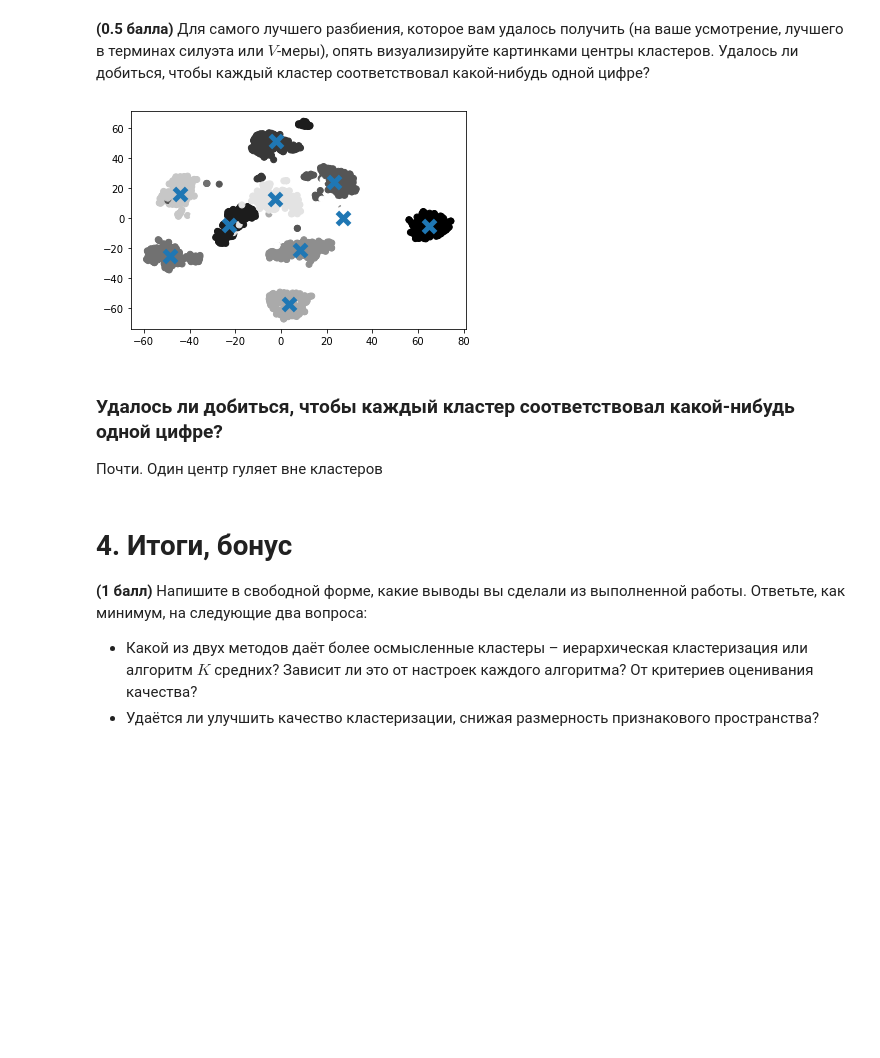
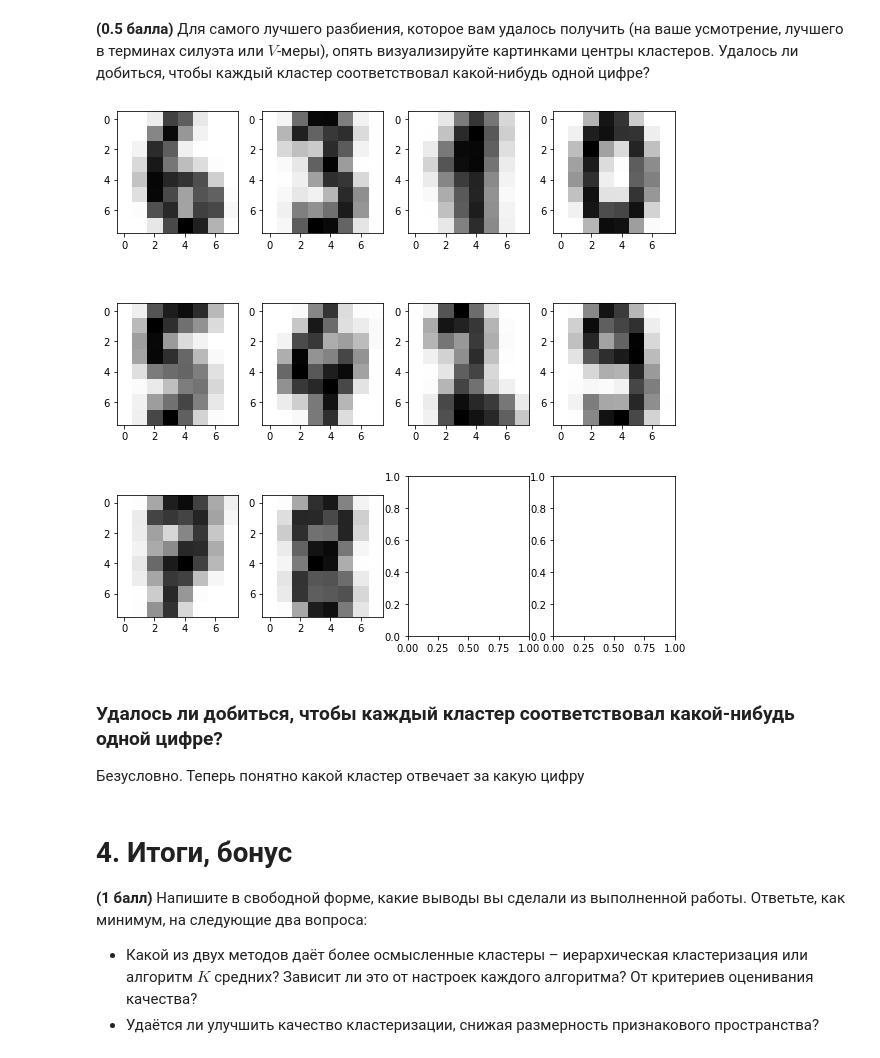
Before and after one commit to YakovGrischenko/rss-ml-intro, a Jupyter notebook: 7_clustering/clustering.ipynb, the cells around one changed output. Saved outputs shown, nothing was run; the diff lists cells and outputs as text; code cells hidden in the pictures; blank space fills up the shorter version.

```diff
--- a/7_clustering/clustering.ipynb
+++ b/7_clustering/clustering.ipynb
@@ -150,8 +150,8 @@ $$
 from sklearn.metrics import silhouette_samples, silhouette_score, v_measure_score
 
 #фабрики моделей для просчета
-def kmeans_model_factory(X, n_clusters):
-    kmeans = KMeans(n_clusters, random_state=42, n_init=100)
+def kmeans_model_factory(X, n_clusters, _n_init=100):
+    kmeans = KMeans(n_clusters, random_state=42, n_init=_n_init)
 
     kmeans_digits_cluster_labels = kmeans.fit_predict(X)
     return kmeans_digits_cluster_labels, kmeans
@@ -361,19 +361,3 @@ kmeans with v_measure_score_function: 0.9137798316714039
 Силует и 𝑉-мера ощутимо улучшились после TSNE
 # %% [markdown]
 **(0.5 балла)** Для самого лучшего разбиения, которое вам удалось получить (на ваше усмотрение, лучшего в терминах силуэта или $V$-меры), опять визуализируйте картинками центры кластеров. Удалось ли добиться, чтобы каждый кластер соответствовал какой-нибудь одной цифре?
-# %%
-agglo_best_labels,agglo_best_model = kmeans_model_factory(X_embedded, 10)
-
-
-centroid = agglo_best_model.cluster_centers_
-
-
-fig, ax1 = plt.subplots(1, 1)
-ax1.scatter(X_embedded[:,0], X_embedded[:,1], c=y*5)
-ax1.scatter(centroid[:,0],centroid[:,1], marker = "x", s=150, linewidths = 5, zorder =10)
-
-
-
-plt.show()
-# %% [output]
-[figure, removed]
@@ -380,6 +366,10 @@ plt.show()
+# %%
+draw_digits(calc_means(X, agglo_best_labels))
+# %% [output]
+[figure, added]
 # %% [markdown]
 ### Удалось ли добиться, чтобы каждый кластер соответствовал какой-нибудь одной цифре?
-Почти. Один центр гуляет вне кластеров
+Безусловно. Теперь понятно какой кластер отвечает за какую цифру
 # %% [markdown]
 # 4. Итоги, бонус
 
```
Also changed, not shown: parts of 4 cells of this notebook.
